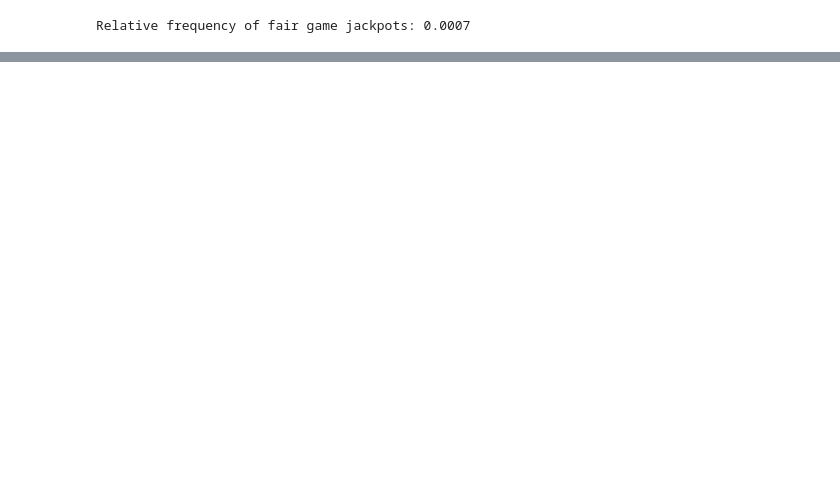
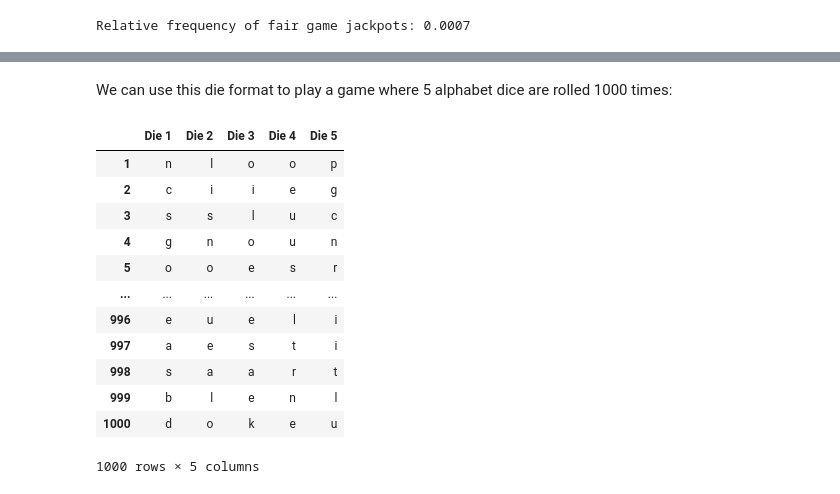
Before and after one commit to meldrumkathryn/Montecarlo_Project, a Jupyter notebook: final-project-submission.ipynb, the cells around one changed output, grey strips where cells are left out. Cells and saved outputs as stored; diff of their text form; code cells hidden in the pictures; blank space fills up the shorter version.

```diff
--- a/final-project-submission.ipynb
+++ b/final-project-submission.ipynb
@@ -628,0 +697,21 @@ Fair game:
+# %% [markdown]
+We can use this die format to play a game where 5 alphabet dice are rolled 1000 times:
+# %%
+game = game([die,die,die,die,die])
+game.play(1000)
+df = game.show_rolls()
+df
+# %% [output]
+|  | Die 1 | Die 2 | Die 3 | Die 4 | Die 5 |
+| 1 | n | l | o | o | p |
+| 2 | c | i | i | e | g |
+| 3 | s | s | l | u | c |
+| 4 | g | n | o | u | n |
+| 5 | o | o | e | s | r |
+| ... | ... | ... | ... | ... | ... |
+| 996 | e | u | e | l | i |
+| 997 | a | e | s | t | i |
+| 998 | s | a | a | r | t |
+| 999 | b | l | e | n | l |
+| 1000 | d | o | k | e | u |
+1000 rows × 5 columns
```
Also changed, not shown: parts of 35 cells of this notebook, 1 other file.
